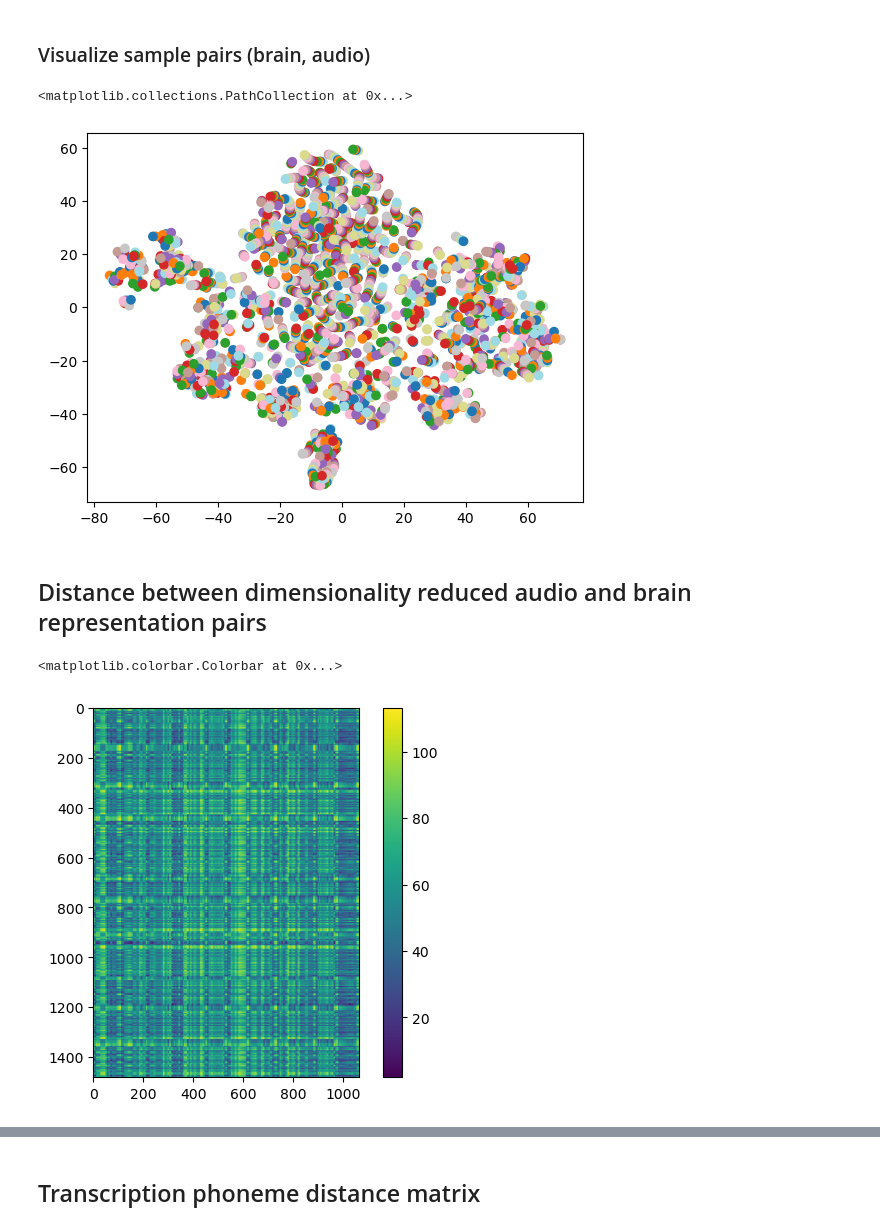
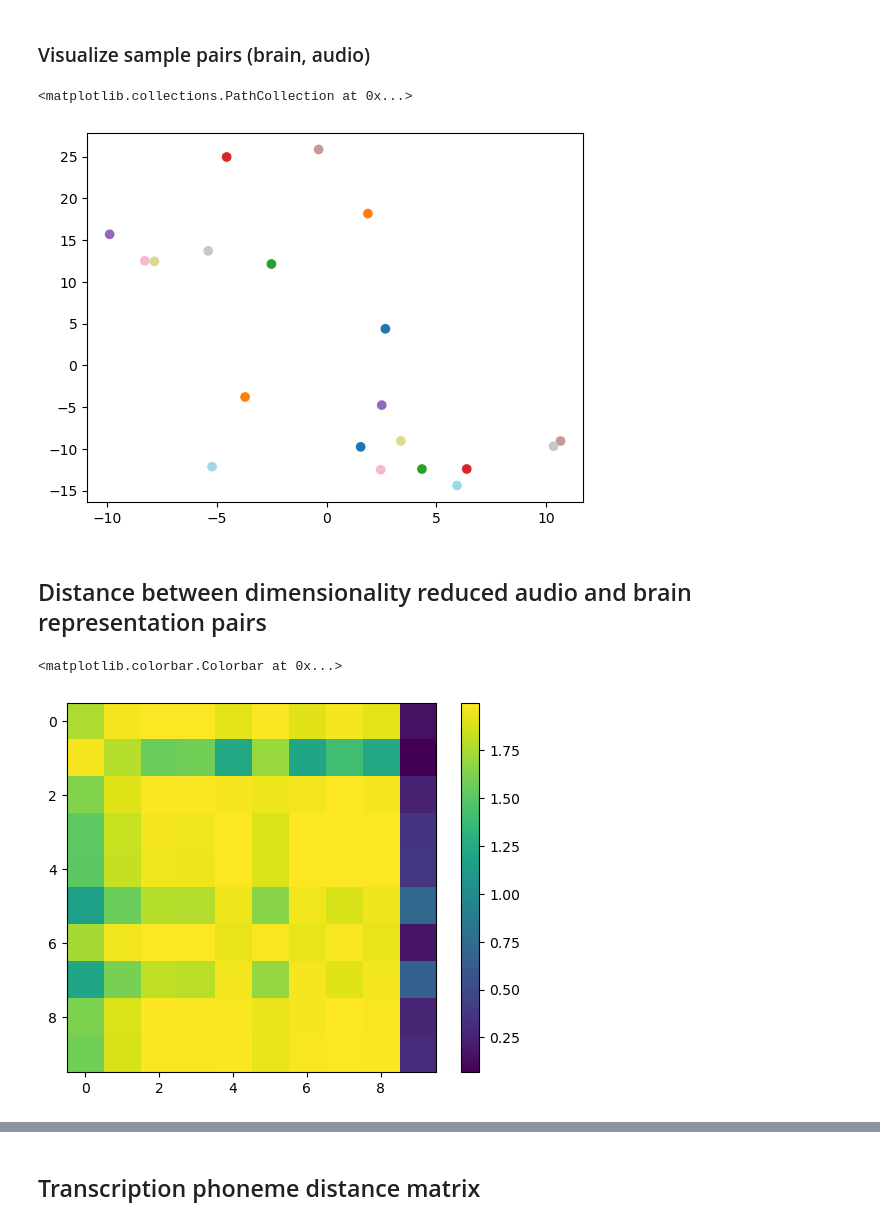
Before and after one commit to yuanhao-chen-nyoeghau/Wav2Vec2ForBrain, a Jupyter notebook: src/analysis/latent_analysis.ipynb, the cells around one changed output, grey strips where cells are left out. Cells and saved outputs as stored; diff of their text form; code cells hidden in the pictures.

```diff
--- a/src/analysis/latent_analysis.ipynb
+++ b/src/analysis/latent_analysis.ipynb
@@ -59,18 +71,9 @@ plt.show()
 # %% [markdown]
 ### Visualize audio / brain encoder clusters (with seq aggregation)
 # %%
-seq_dimreduced_avg = []
-i=0
-while i <(len(all_data_dimreduced)):
-    j = i+1
-    idx = all_data[i].idx
-    while j<len(all_data_dimreduced) and all_data[j].idx == idx:
-        j+=1
-    seq_dimreduced_avg.append(np.mean(all_data_dimreduced[i:j], axis=0))
-    i = j
+seq_dimreduced_avg_np = per_seq_avg_of_dimreduced_repr(all_data_dimreduced, all_data)
 
-assert len(seq_dimreduced_avg) == len(test_ds) * 2, f"Expected {len(test_ds) * 2} sequences, got {len(seq_dimreduced_avg)}"
-seq_dimreduced_avg_np = np.array(seq_dimreduced_avg)
+assert len(seq_dimreduced_avg_np) == len(test_ds) * 2, f"Expected {len(test_ds) * 2} sequences, got {len(seq_dimreduced_avg_np)}"
 plt.scatter(seq_dimreduced_avg_np[:len(test_ds), 0], seq_dimreduced_avg_np[:len(test_ds), 1], c="red", label="Audio representations", alpha=0.4)
 plt.scatter(seq_dimreduced_avg_np[len(test_ds):, 0], seq_dimreduced_avg_np[len(test_ds):, 1], c="blue", label="Brain representations", alpha=0.4)
 plt.legend()
@@ -82,19 +85,19 @@ plt.show()
 # %%
 # Show scatter plot with each index modulo len(test_set) in one color
 
-plt.scatter(all_data_dimreduced[:, 0], all_data_dimreduced[:, 1], c=[i % len(test_ds) for i in range(len(all_data_dimreduced))], cmap="tab20") #type: ignore
+plt.scatter(seq_dimreduced_avg_np[:, 0], seq_dimreduced_avg_np[:, 1], c=[i % len(test_ds) for i in range(len(seq_dimreduced_avg_np))], cmap="tab20") #type: ignore
 # %% [output]
 <matplotlib.collections.PathCollection at 0x...>
-[figure, old version]
+[figure, new version]
 # %% [markdown]
 ## Distance between dimensionality reduced audio and brain representation pairs
 # %%
 # Show distance matrix between dimensionality reduced audio and brain representation pairs
 from scipy.spatial.distance import cdist
 
-dimreduced_distances = cdist(all_data_dimreduced[:len(audio_representations.non_aggregated)], all_data_dimreduced[len(audio_representations.non_aggregated):],'euclidean')
+dimreduced_distances = cdist(seq_dimreduced_avg_np[:len(test_ds)], seq_dimreduced_avg_np[len(test_ds):],'cosine')
 plt.imshow(dimreduced_distances)
 plt.colorbar()
 # %% [output]
 <matplotlib.colorbar.Colorbar at 0x...>
-[figure, old version]
+[figure, new version]
```
Also changed, not shown: parts of 21 cells of this notebook.
